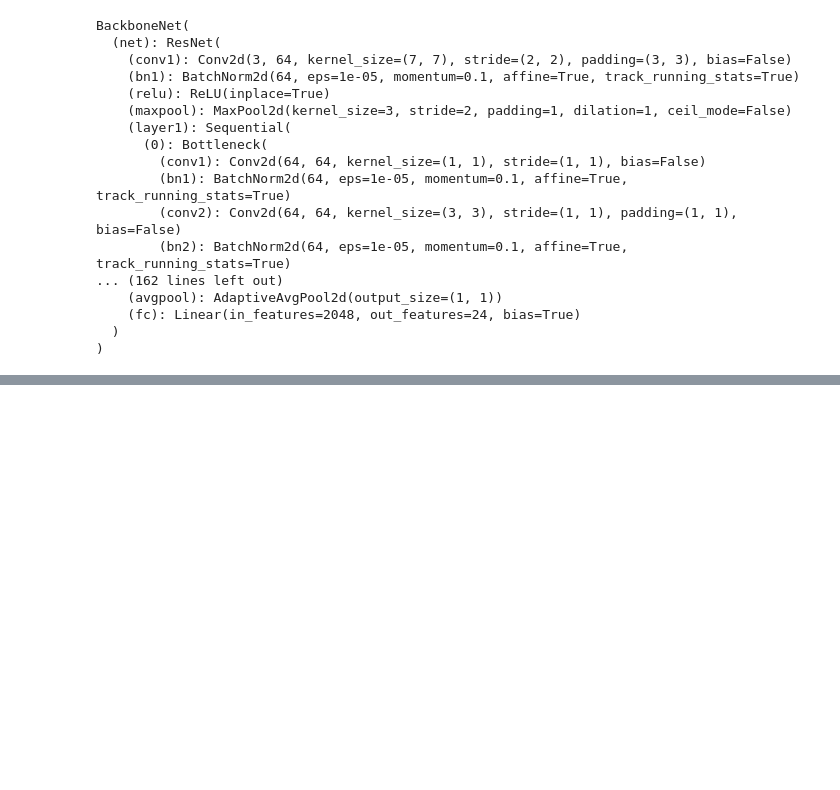
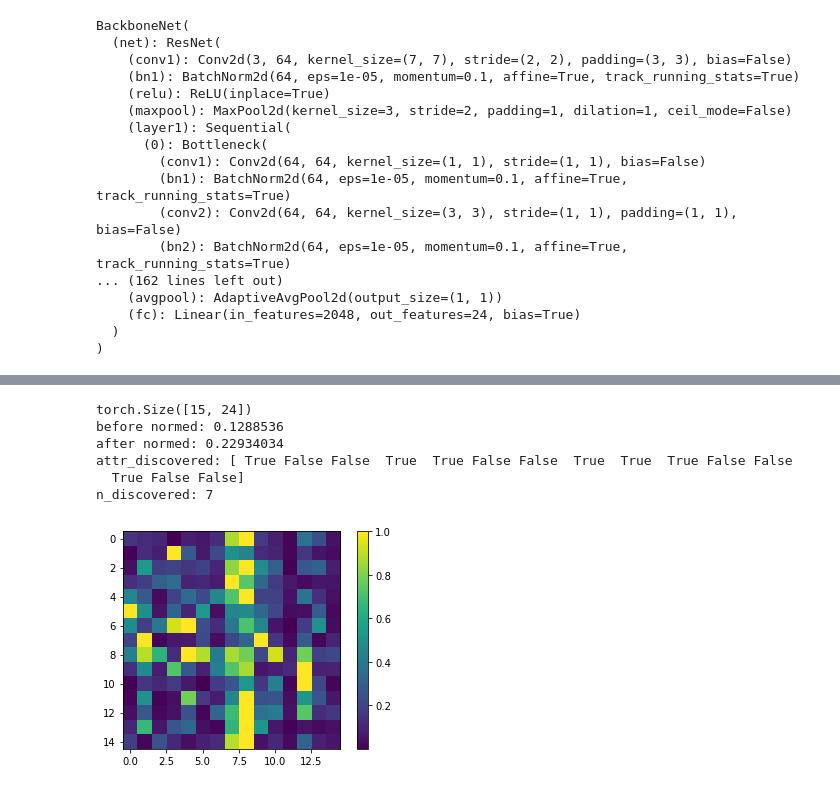
Before and after one commit to zhuxinqimac/stylegan2-ada-pytorch, a Jupyter notebook: eval_nav_nb.ipynb, the cells around one changed output, grey strips where cells are left out. Drawn from its saved outputs; the diff is of its cells as text; code cells hidden in the pictures; blank space fills up the shorter version.

```diff
--- a/eval_nav_nb.ipynb
+++ b/eval_nav_nb.ipynb
@@ -297,5 +205,0 @@ torch.Size([1, 3, 512, 512])
-# %%
-# pca_attr_ls = evaluate_model(G, M, D, var_scale_ls=pca_var_scale_ls, max_nv_dim=30)
-# contra_attr_ls = evaluate_model(G, M, D, var_scale_ls=contra_var_scale_ls, max_nv_dim=30)
-sefa_attr_ls = evaluate_model(G, M, D, var_scale_ls=sefa_var_scale_ls, max_nv_dim=30)
-# recog_attr_ls = evaluate_model(G, M, D, var_scale_ls=recog_var_scale_ls, max_nv_dim=30)
@@ -359,0 +386,10 @@ n_discovered: 8
+# %%
+sefa_score = summarize(sefa_attr_ls[:15])
+# %% [output]
+torch.Size([15, 24])
+before normed: 0.1288536
+after normed: 0.22934034
+attr_discovered: [ True False False  True  True False False  True  True  True False False
+  True False False]
+n_discovered: 7
+[figure, added]
```
Also changed, not shown: parts of 20 cells of this notebook, 3 other files.
